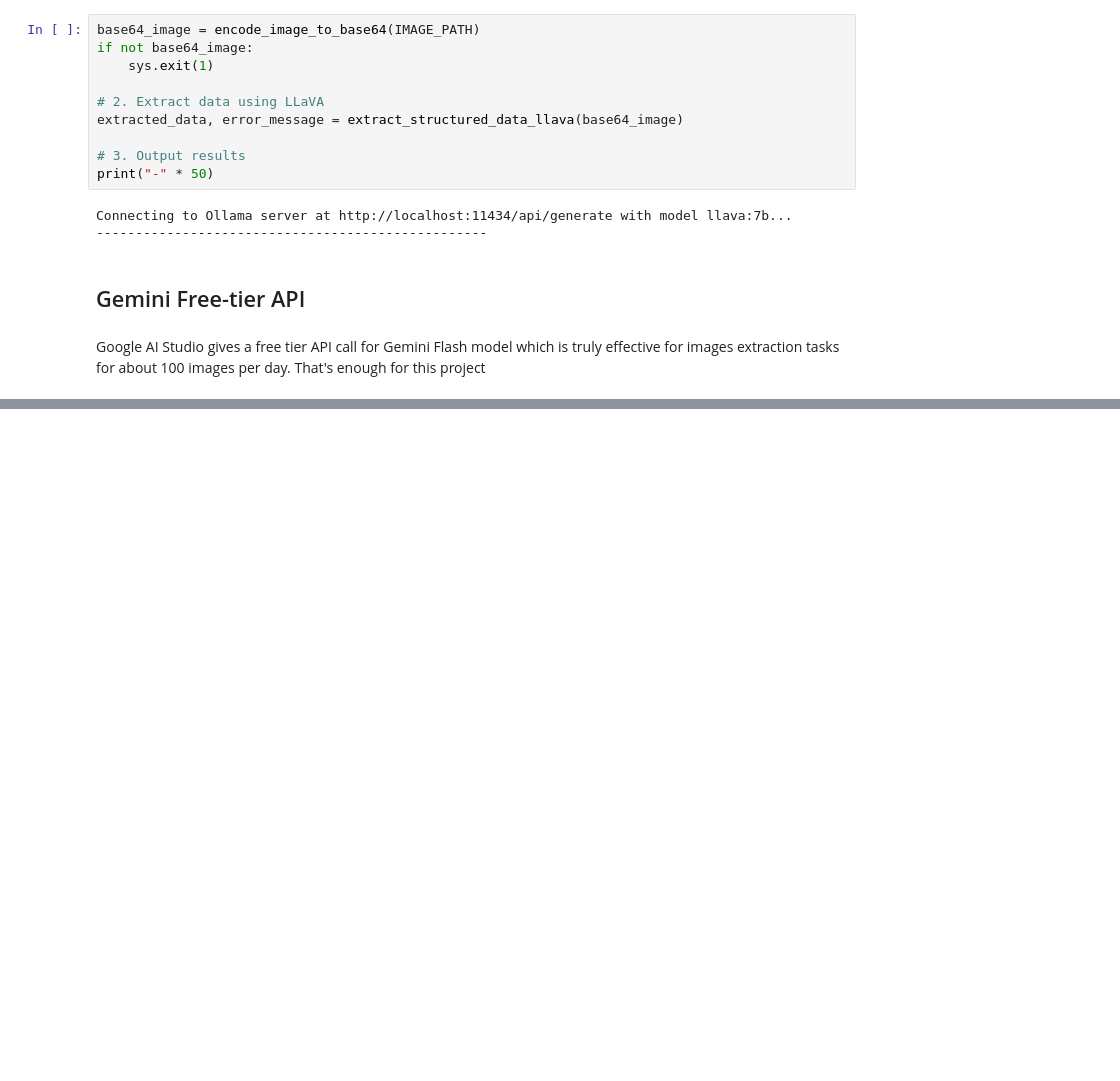
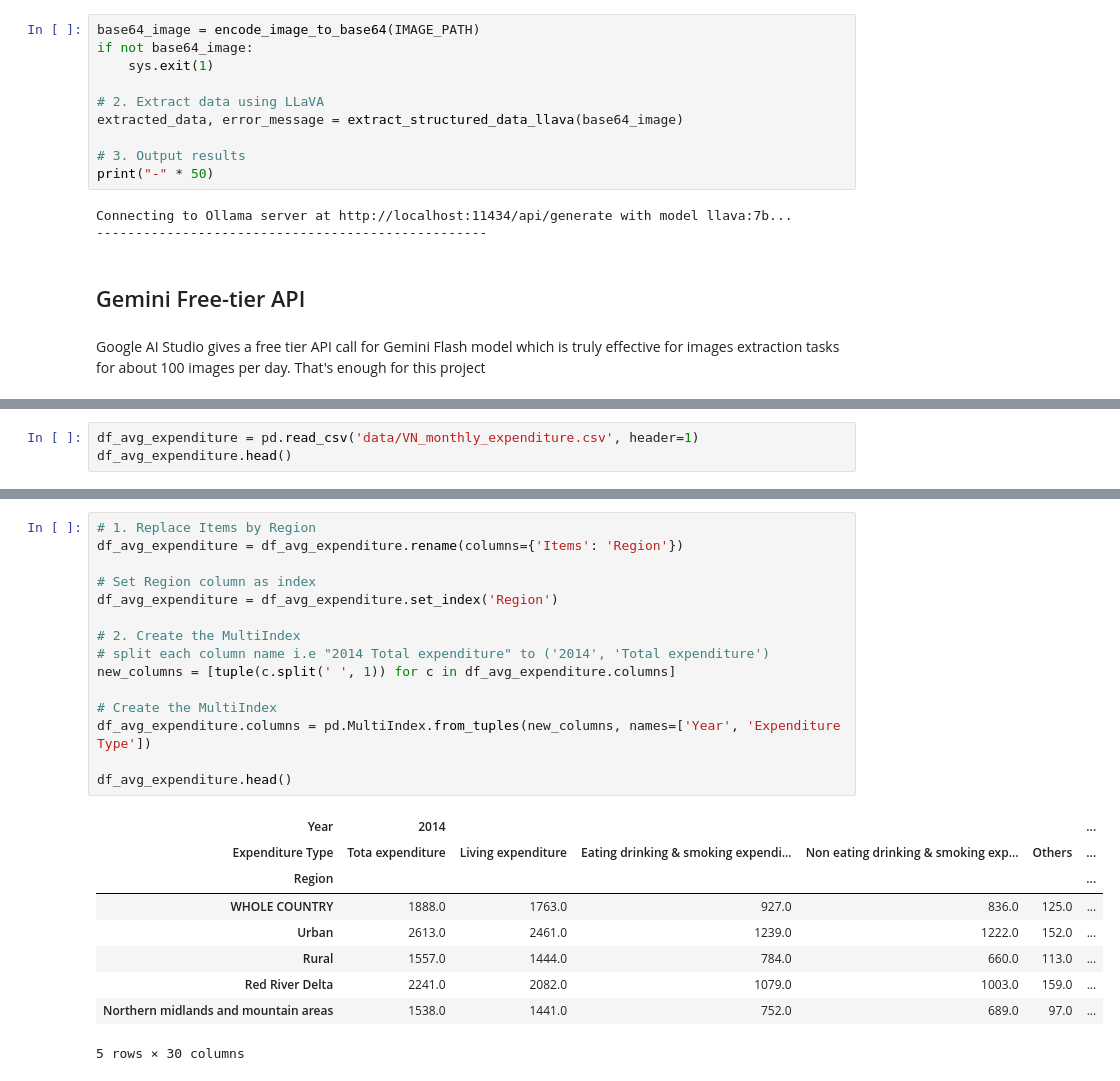
Before and after one commit to quocan91tc/DALAS_Project, a Jupyter notebook: main.ipynb, the cells around one changed output, grey strips where cells are left out. Saved outputs shown, nothing was run; the diff lists cells and outputs as text; blank space fills up the shorter version.

```diff
--- a/main.ipynb
+++ b/main.ipynb
@@ -561,0 +536,3 @@ def translate_text_with_gemini(text: str, max_retries: int = 3) -> str:
+# %%
+df_avg_expenditure = pd.read_csv('data/VN_monthly_expenditure.csv', header=1)
+df_avg_expenditure.head()
@@ -561,0 +547,25 @@ def translate_text_with_gemini(text: str, max_retries: int = 3) -> str:
+# %%
+# 1. Replace Items by Region
+df_avg_expenditure = df_avg_expenditure.rename(columns={'Items': 'Region'})
+
+# Set Region column as index
+df_avg_expenditure = df_avg_expenditure.set_index('Region')
+
+# 2. Create the MultiIndex
+# split each column name i.e "2014 Total expenditure" to ('2014', 'Total expenditure')
+new_columns = [tuple(c.split(' ', 1)) for c in df_avg_expenditure.columns]
+
+# Create the MultiIndex
+df_avg_expenditure.columns = pd.MultiIndex.from_tuples(new_columns, names=['Year', 'Expenditure Type'])
+
+df_avg_expenditure.head()
+# %% [output]
+| Year | 2014 |  |  |  |  | ... |
+| Expenditure Type | Tota expenditure | Living expenditure | Eating drinking & smoking expendi... | Non eating drinking & smoking exp... | Others | ... |
+| Region |  |  |  |  |  | ... |
+| WHOLE COUNTRY | 1888.0 | 1763.0 | 927.0 | 836.0 | 125.0 | ... |
+| Urban | 2613.0 | 2461.0 | 1239.0 | 1222.0 | 152.0 | ... |
+| Rural | 1557.0 | 1444.0 | 784.0 | 660.0 | 113.0 | ... |
+| Red River Delta | 2241.0 | 2082.0 | 1079.0 | 1003.0 | 159.0 | ... |
+| Northern midlands and mountain areas | 1538.0 | 1441.0 | 752.0 | 689.0 | 97.0 | ... |
+5 rows × 30 columns
```
Also changed, not shown: parts of 20 cells of this notebook.
